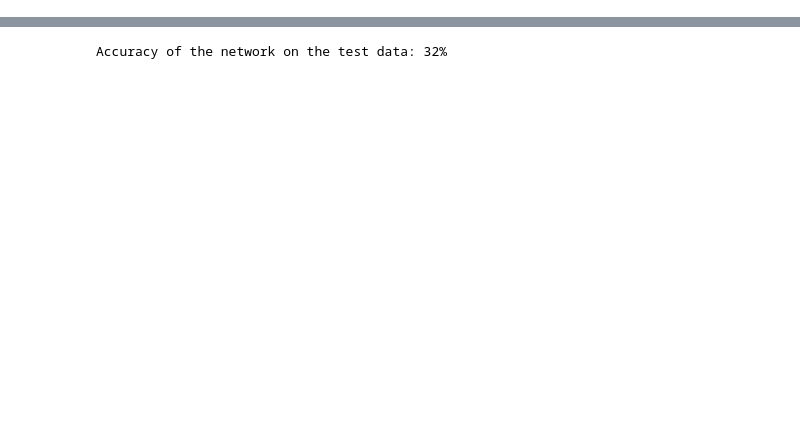
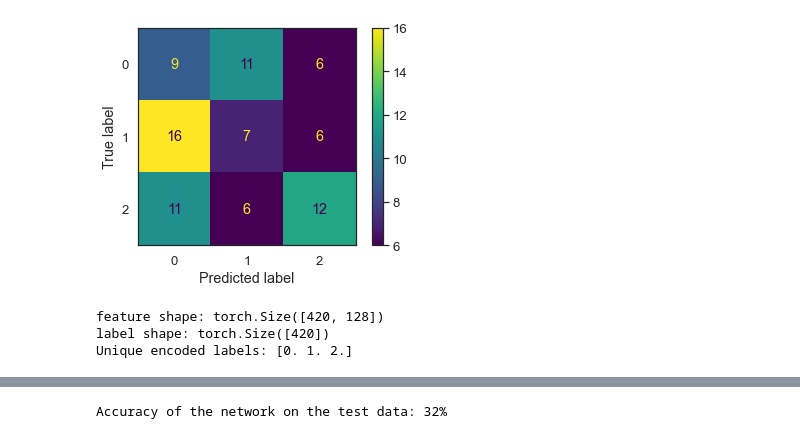
Before and after one commit to lyuxinghe/M2S, a Jupyter notebook: emf-emotion/mukhil_main.ipynb, the cells around one changed output, grey strips where cells are left out. Cells and saved outputs as stored; diff of their text form; code cells hidden in the pictures; blank space fills up the shorter version.

```diff
--- a/emf-emotion/mukhil_main.ipynb
+++ b/emf-emotion/mukhil_main.ipynb
@@ -460,0 +302,26 @@ Epoch 1000, Loss: 1.1026064367855297
+# %%
+rf(x_train, y_train, x_test, y_test, 5)
+# %% [output]
+[figure, added]
+# %%
+import torch
+import numpy as np
+from sklearn.model_selection import train_test_split
+from torch.utils.data import TensorDataset, DataLoader
+
+
+features_tensor = torch.tensor(all_features, dtype=torch.float32)
+labels_tensor = torch.tensor(all_signals_labels, dtype=torch.long).squeeze()
+print("feature shape:", features_tensor.shape)
+print("label shape:", labels_tensor.shape)
+print("Unique encoded labels:", np.unique(all_signals_labels))
+
+tensor_dataset = TensorDataset(features_tensor, labels_tensor)
+train_dataset, test_dataset = train_test_split(tensor_dataset, test_size=0.2, random_state=42)
+
+train_loader = DataLoader(train_dataset, batch_size=32, shuffle=True)
+test_loader = DataLoader(test_dataset, batch_size=32, shuffle=True)
+# %% [output]
+feature shape: torch.Size([420, 128])
+label shape: torch.Size([420])
+Unique encoded labels: [0. 1. 2.]
```
Also changed, not shown: parts of 62 cells of this notebook.
